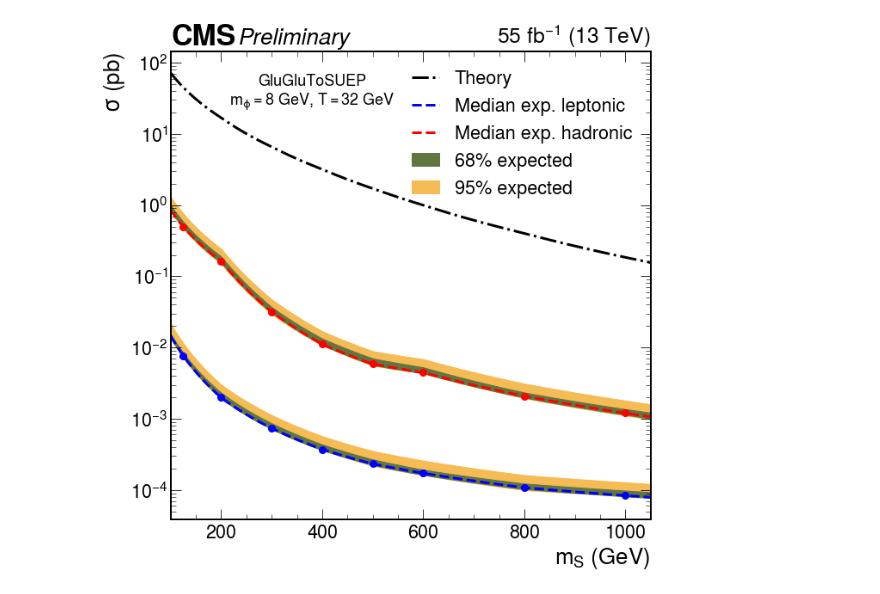
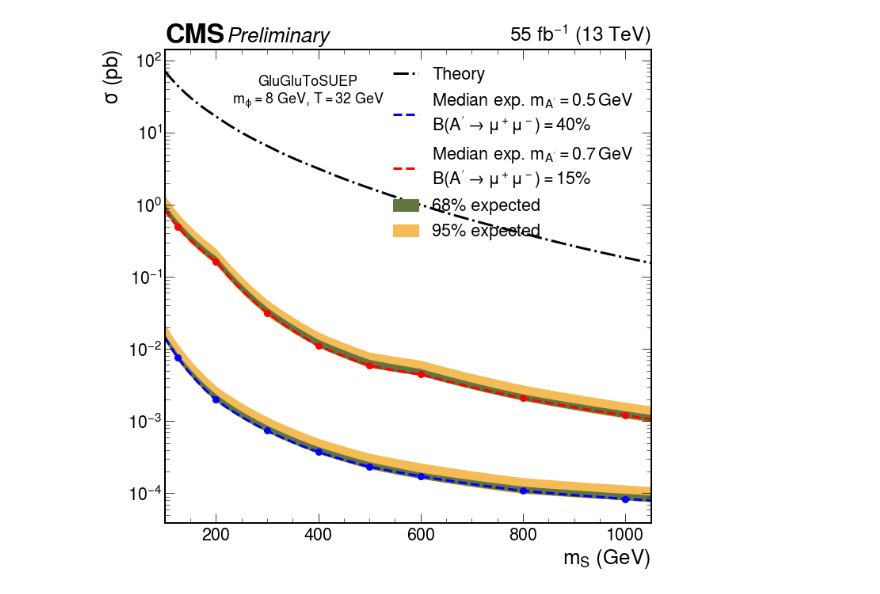
Before and after one commit to chrispap95/SUEPCoffea_dask, a Jupyter notebook: plotting/notebooks/Limits.ipynb, the cells around one changed output. Saved outputs shown, nothing was run; the diff lists cells and outputs as text; code cells hidden in the pictures.

```diff
--- a/plotting/notebooks/Limits.ipynb
+++ b/plotting/notebooks/Limits.ipynb
@@ -98,7 +98,7 @@ masses = np.array([125, 200, 300, 400, 500, 600, 800, 1000])
 cross_sections = np.array([45.2, 16.9, 6.59, 3.19, 1.71, 1.0, 0.402, 0.185])
 xs_spl = log_interp1d(masses, cross_sections)
 # %%
-fig, ax = plt.subplots()
+fig, ax = plt.subplots(figsize=(11, 11))
 
 green = "#607641"
 yellow = "#F5BB54"
@@ -117,7 +117,9 @@ plt.plot(
     color="b",
     ls="--",
     lw=3,
-    label="Median exp. leptonic",
+    label=r"Median exp. $m_{A'}=0.5\,GeV$"
+    + "\n"
+    + r"$B(A'\rightarrow\mu^+\mu^-)=40\%$",
     zorder=2,
 )
 plt.plot(
@@ -126,7 +128,9 @@ plt.plot(
     color="r",
     ls="--",
     lw=3,
-    label="Median exp. hadronic",
+    label=r"Median exp. $m_{A'}=0.7\,GeV$"
+    + "\n"
+    + r"$B(A'\rightarrow\mu^+\mu^-)=15\%$",
     zorder=2,
 )
 
@@ -147,31 +151,31 @@ plt.fill_between(
     label="95% expected",
     zorder=0,
 )
 
 plt.fill_between(
     mass_vals,
     cl_smooth_hadronic[3](mass_vals),
     cl_smooth_hadronic[1](mass_vals),
     color=green,
     zorder=1,
 )
 plt.fill_between(
     mass_vals,
     cl_smooth_hadronic[4](mass_vals),
     cl_smooth_hadronic[0](mass_vals),
     color=yellow,
     zorder=0,
 )
 
 plt.legend(loc=1)
 plt.xlim(100, 1050)
 plt.yscale("log")
 ax.set_xlabel(r"$m_{S}$ (GeV)")
 ax.set_ylabel(r"$\sigma$ (pb)")
 hep.cms.label(llabel="Preliminary", data=True, lumi=55, ax=ax)
 plt.text(
     380, 25, "GluGluToSUEP\n$m_{\phi}=8$ GeV, $T=32$ GeV", ha="center", fontsize=18
 )
 plt.show()
 # %% [output]
-[figure, old version]
+[figure, new version]
```
Also changed, not shown: 4 other files.
